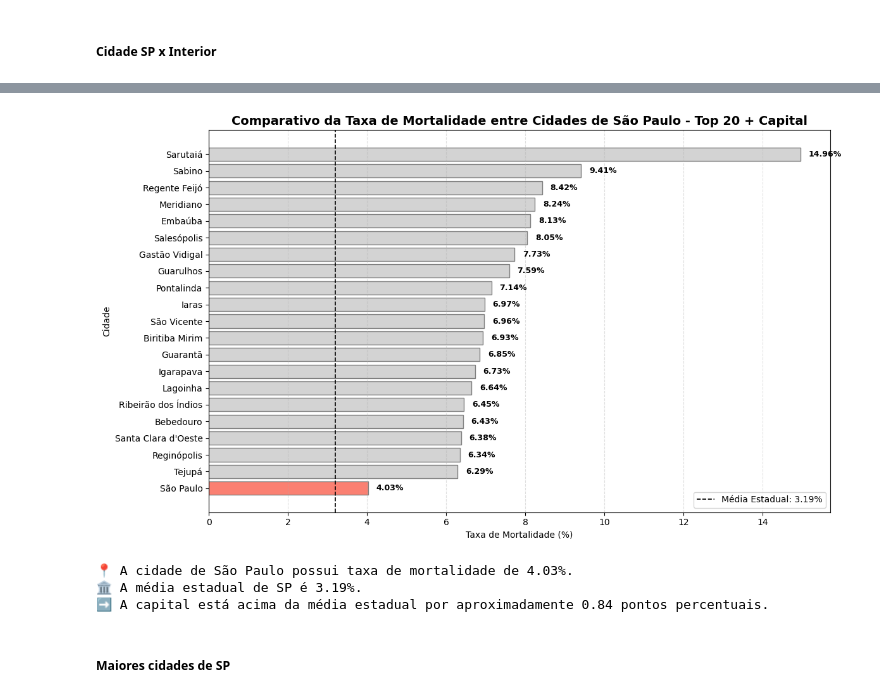
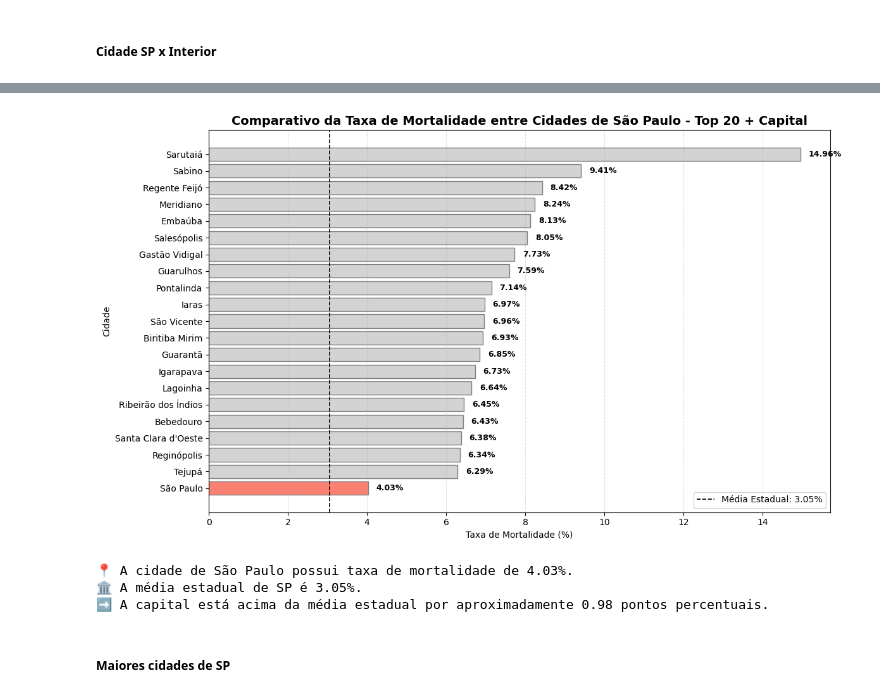
Before and after one commit to Math013/pos-graduacao, a Jupyter notebook: PythonParaCDados/Projeto/projeto_final.ipynb, the cells around one changed output, grey strips where cells are left out. Saved outputs shown, nothing was run; the diff lists cells and outputs as text; code cells hidden in the pictures.

```diff
--- a/PythonParaCDados/Projeto/projeto_final.ipynb
+++ b/PythonParaCDados/Projeto/projeto_final.ipynb
@@ -658,7 +691,7 @@ df_sp['taxa_mortalidade'] = df_sp['last_available_death_rate'] * 100
 df_estado_sp = df_estado_ultimo[df_estado_ultimo['state'] == 'SP'].copy()
 df_estado_sp['taxa_mortalidade'] = df_estado_sp['last_available_death_rate'] * 100
 
-media_sp = df_estado_sp['taxa_mortalidade'].mean()
+media_sp = df_sp['taxa_mortalidade'].mean()
 
 cidade_alvo = 'São Paulo'
 
@@ -677,37 +710,37 @@ if cidade_alvo not in top20['city'].values:
 plt.figure(figsize=(12, 7))
 
 cores = ['salmon' if c == cidade_alvo else 'lightgray' for c in top20['city']]
 
 plt.barh(top20['city'], top20['taxa_mortalidade'], color=cores, edgecolor='gray')
 
 plt.axvline(media_sp, color='black', linestyle='--', linewidth=1.2, label=f'Média Estadual: {media_sp:.2f}%')
 
 plt.title('Comparativo da Taxa de Mortalidade entre Cidades de São Paulo - Top 20 + Capital', fontsize=14, fontweight='bold')
 plt.xlabel('Taxa de Mortalidade (%)')
 plt.ylabel('Cidade')
 plt.gca().invert_yaxis()
 plt.grid(axis='x', linestyle='--', alpha=0.4)
 
 for i, (cidade, valor) in enumerate(zip(top20['city'], top20['taxa_mortalidade'])):
     #if cidade == cidade_alvo or i < 5:
     plt.text(valor + 0.2, i, f'{valor:.2f}%', va='center', fontsize=9, fontweight='bold')
 
 # Legenda
 plt.legend(fontsize=10, loc='lower right')
 plt.tight_layout()
 plt.show()
 
 relacao = "acima" if valor_cidade > media_sp else "abaixo"
 dif = abs(valor_cidade - media_sp)
 
 print(f"📍 A cidade de {cidade_alvo} possui taxa de mortalidade de {valor_cidade:.2f}%.")
 print(f"🏛️ A média estadual de SP é {media_sp:.2f}%.")
 print(f"➡️ A capital está {relacao} da média estadual por aproximadamente {dif:.2f} pontos percentuais.")
 # %% [output]
-[figure, old version]
+[figure, new version]
 📍 A cidade de São Paulo possui taxa de mortalidade de 4.03%.
-🏛️ A média estadual de SP é 3.19%.
-➡️ A capital está acima da média estadual por aproximadamente 0.84 pontos percentuais.
+🏛️ A média estadual de SP é 3.05%.
+➡️ A capital está acima da média estadual por aproximadamente 0.98 pontos percentuais.
 # %% [markdown]
 ##### Maiores cidades de SP
 # %%
```
Also changed, not shown: parts of 4 cells of this notebook, 10 other files.
